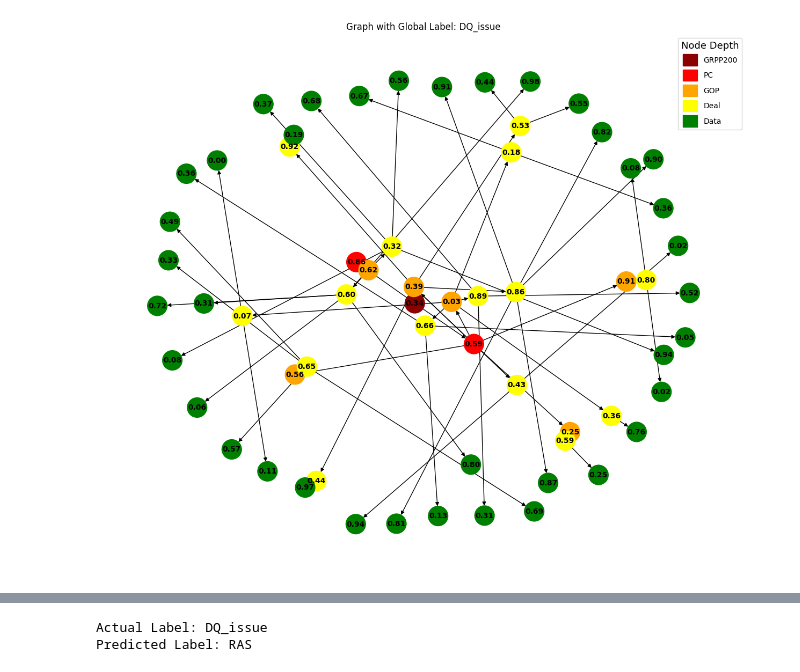
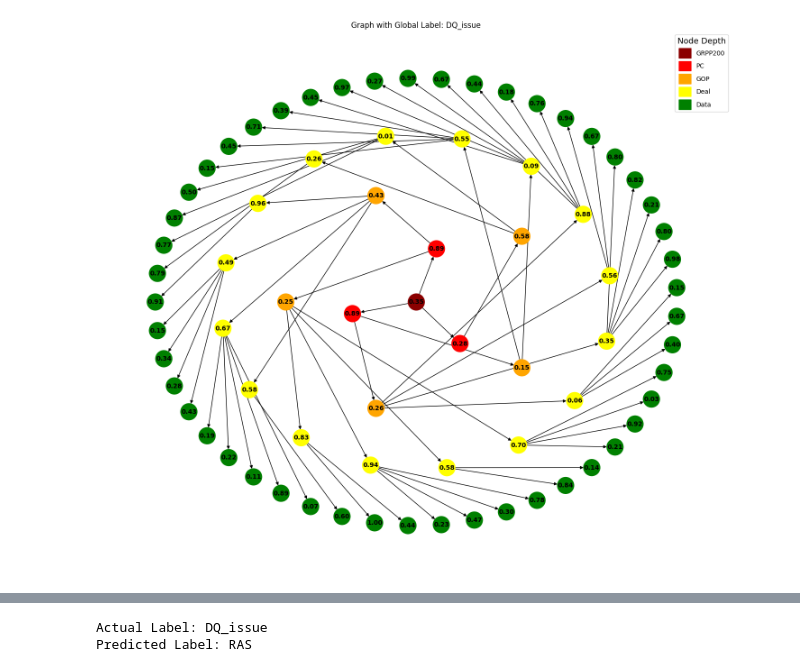
Before and after one commit to malayaan/GNN, a Jupyter notebook: basic.Ipynb, the cells around one changed output, grey strips where cells are left out. Saved outputs shown, nothing was run; the diff lists cells and outputs as text; code cells hidden in the pictures.

```diff
--- a/basic.Ipynb
+++ b/basic.Ipynb
@@ -38,34 +38,39 @@ for _ in range(num_graphs):
 # %%
 import matplotlib.pyplot as plt
 import matplotlib.patches as mpatches
 import networkx as nx
 
 # Select the first graph for visualization
 tree_to_plot = graph_data_with_graph_labels[1][0]  # Using the second graph in the list
 
 # Calculate colors based on node depth
 depth_color = {0: 'darkred', 1: 'red', 2: 'orange', 3: 'yellow', 4: 'green'}
 depth_labels = {0: 'GRPP200', 1: 'PC', 2: 'GOP', 3: 'Deal', 4: 'Data'}
 
 # Round floating values and store in a dictionary for display
 labels = {node: f"{tree_to_plot.nodes[node]['value']:.2f}" for node in tree_to_plot.nodes()}
 node_colors = [depth_color[tree_to_plot.nodes[node]['depth'] % 5] for node in tree_to_plot.nodes()]
 
-# Use spring_layout for a more generic graph layout
-pos = nx.spring_layout(tree_to_plot)  # This layout is better for non-tree graphs
+# Organize nodes by their depth
+depth_levels = [[] for _ in range(max(depth_labels) + 1)]
+for node in tree_to_plot.nodes():
+    depth_levels[tree_to_plot.nodes[node]['depth']].append(node)
+
+# Use shell_layout with specified nlist for a more circular layout
+pos = nx.shell_layout(tree_to_plot, nlist=depth_levels)  # This organizes nodes in concentric circles
 
 # Draw the graph
-plt.figure(figsize=(12, 10))  # Increase figure size for better visibility
+plt.figure(figsize=(14, 12))  # Increase figure size for better visibility
 nx.draw(tree_to_plot, pos, labels=labels, with_labels=True, node_size=700, node_color=node_colors, font_size=10, font_weight='bold')
 
 # Create a legend for the depth colors with specific labels
 legend_handles = [mpatches.Patch(color=color, label=f'{depth_labels[i]}') for i, color in depth_color.items()]
 plt.legend(handles=legend_handles, title="Node Depth", title_fontsize='13', handlelength=2, handleheight=2)
 
 plt.title(f"Graph with Global Label: {graph_data_with_graph_labels[0][1]}")
 plt.show()
 # %% [output]
-[figure, old version]
+[figure, new version]
 # %%
 import torch
 from torch_geometric.nn import GCNConv
```
Also changed, not shown: parts of 1 cell of this notebook.
